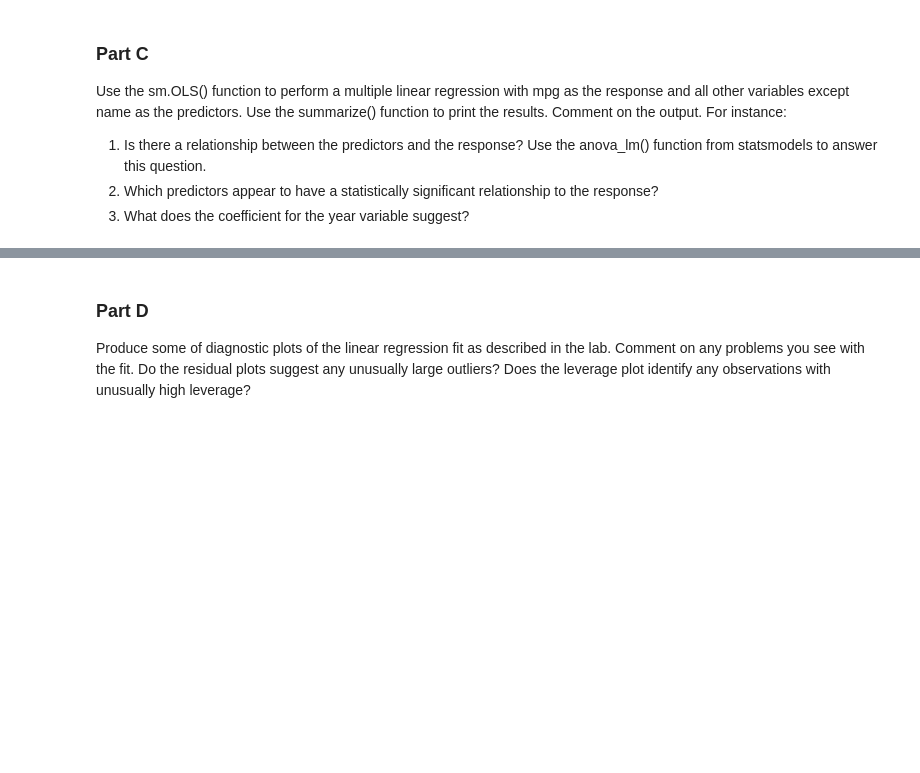
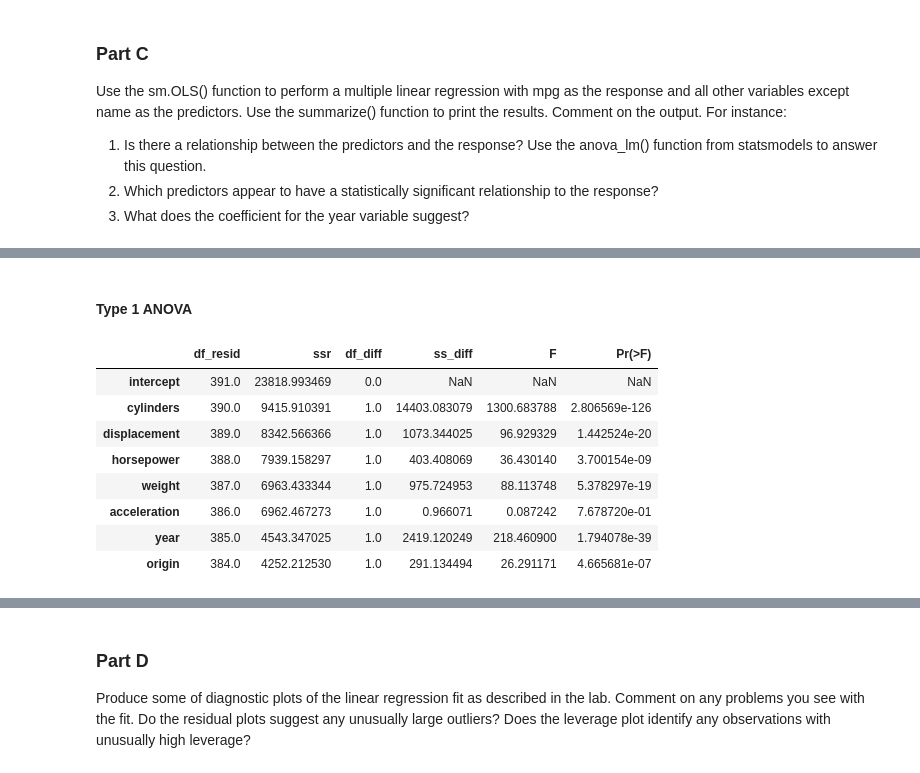
Before and after one commit to rcwaterman/DSE6111, a Jupyter notebook: Module_2/Chapter_3_Exercises/Chapter_3_Exercises.ipynb, the cells around one changed output, grey strips where cells are left out. Drawn from its saved outputs; the diff is of its cells as text; code cells hidden in the pictures; blank space fills up the shorter version.

```diff
--- a/Module_2/Chapter_3_Exercises/Chapter_3_Exercises.ipynb
+++ b/Module_2/Chapter_3_Exercises/Chapter_3_Exercises.ipynb
@@ -24,3 +52,9 @@ Use the sm.OLS() function to perform a multiple linear regression with mpg as th
 1. Is there a relationship between the predictors and the response? Use the anova_lm() function from statsmodels to answer this question.
 2. Which predictors appear to have a statistically significant relationship to the response?
 3. What does the coefficient for the year variable suggest?
+# %%
+y = auto['mpg']
+predictors = quantitative.drop('mpg')
+x = sm.add_constant(auto[predictors])
+model = sm.OLS(y, x, data=auto).fit()
+print(model.summary())
@@ -26,0 +81,21 @@ Use the sm.OLS() function to perform a multiple linear regression with mpg as th
+# %% [markdown]
+#### Type 1 ANOVA
+# %%
+# LINK TO REFERENCE: https://github.com/statsmodels/statsmodels/issues/8241
+design = MS(predictors)
+# THIS WAS FOUND HERE: https://islp.readthedocs.io/en/latest/models/spec.html
+design.fit_transform(auto)
+anova = sm.stats.anova_lm(*[sm.OLS(y, D).fit() for D in design.build_sequence(auto, anova_type='sequential')])
+anova.index = design.names
+
+anova
+# %% [output]
+|  | df_resid | ssr | df_diff | ss_diff | F | Pr(>F) |
+| intercept | 391.0 | 23818.993469 | 0.0 | NaN | NaN | NaN |
+| cylinders | 390.0 | 9415.910391 | 1.0 | 14403.083079 | 1300.683788 | 2.806569e-126 |
+| displacement | 389.0 | 8342.566366 | 1.0 | 1073.344025 | 96.929329 | 1.442524e-20 |
+| horsepower | 388.0 | 7939.158297 | 1.0 | 403.408069 | 36.430140 | 3.700154e-09 |
+| weight | 387.0 | 6963.433344 | 1.0 | 975.724953 | 88.113748 | 5.378297e-19 |
+| acceleration | 386.0 | 6962.467273 | 1.0 | 0.966071 | 0.087242 | 7.678720e-01 |
+| year | 385.0 | 4543.347025 | 1.0 | 2419.120249 | 218.460900 | 1.794078e-39 |
+| origin | 384.0 | 4252.212530 | 1.0 | 291.134494 | 26.291171 | 4.665681e-07 |
```
Also changed, not shown: parts of 7 cells of this notebook, 1 other file.
